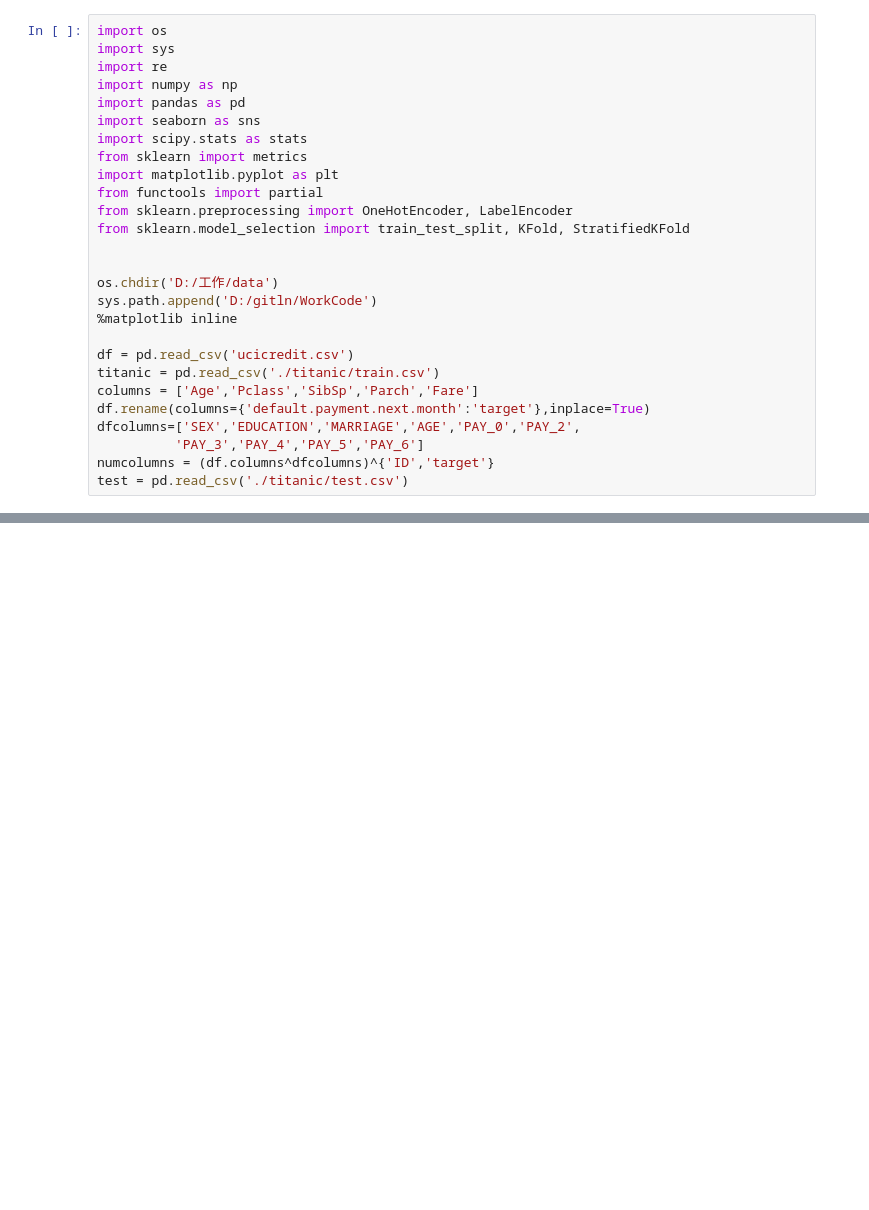
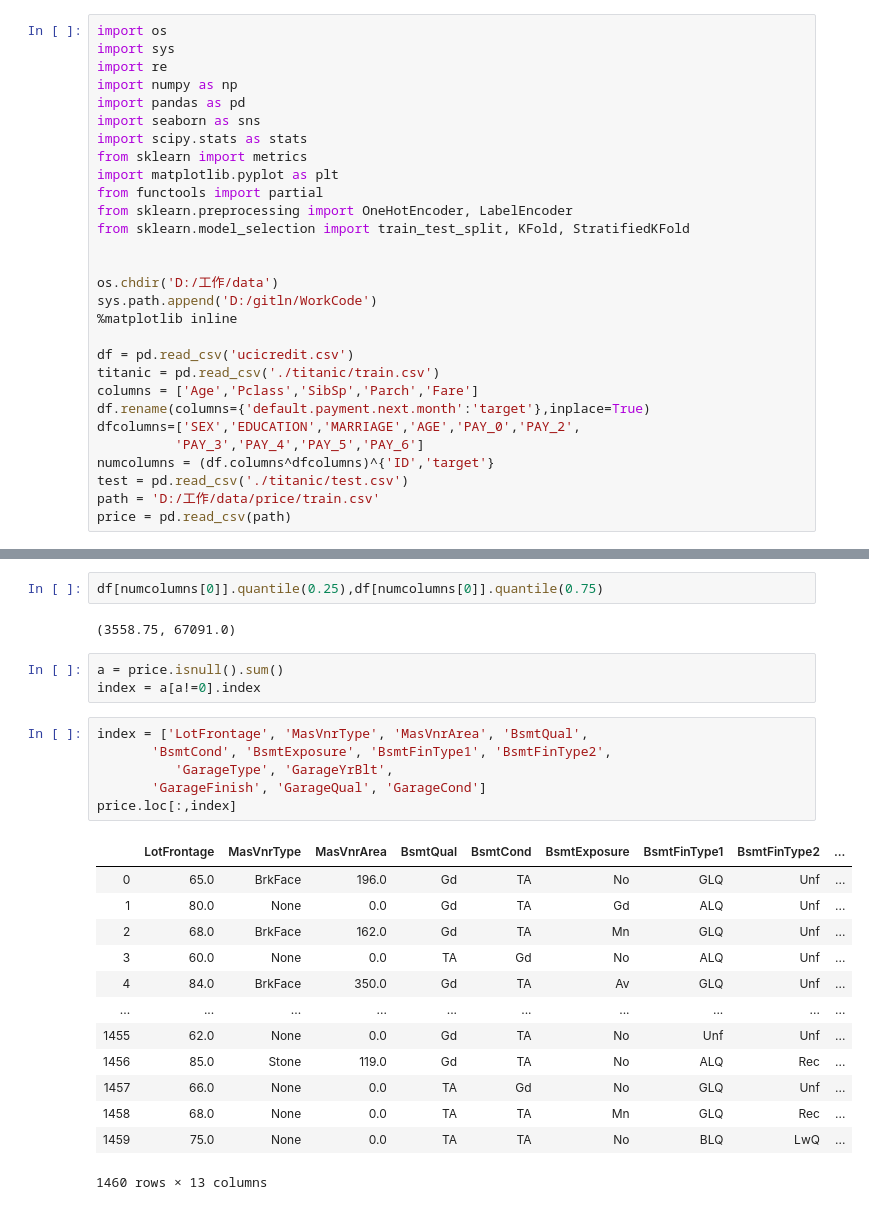
Before and after one commit to johngolt/golt, a Jupyter notebook: PycharmProjects/Work/测试/test3.ipynb, the cells around one changed output, grey strips where cells are left out. Drawn from its saved outputs; the diff is of its cells as text; blank space fills up the shorter version.

```diff
--- a/PycharmProjects/Work/测试/test3.ipynb
+++ b/PycharmProjects/Work/测试/test3.ipynb
@@ -25,3 +25,5 @@ dfcolumns=['SEX','EDUCATION','MARRIAGE','AGE','PAY_0','PAY_2',
           'PAY_3','PAY_4','PAY_5','PAY_6']
 numcolumns = (df.columns^dfcolumns)^{'ID','target'}
 test = pd.read_csv('./titanic/test.csv')
+path = 'D:/工作/data/price/train.csv'
+price = pd.read_csv(path)
@@ -58,0 +48,27 @@ reload(fe)#调试过程中对文件进行修改后，重新载入。
+# %%
+df[numcolumns[0]].quantile(0.25),df[numcolumns[0]].quantile(0.75)
+# %% [output]
+(3558.75, 67091.0)
+# %%
+a = price.isnull().sum()
+index = a[a!=0].index
+# %%
+index = ['LotFrontage', 'MasVnrType', 'MasVnrArea', 'BsmtQual',
+       'BsmtCond', 'BsmtExposure', 'BsmtFinType1', 'BsmtFinType2',
+          'GarageType', 'GarageYrBlt',
+       'GarageFinish', 'GarageQual', 'GarageCond']
+price.loc[:,index]
+# %% [output]
+|  | LotFrontage | MasVnrType | MasVnrArea | BsmtQual | BsmtCond | BsmtExposure | BsmtFinType1 | BsmtFinType2 | ... |
+| 0 | 65.0 | BrkFace | 196.0 | Gd | TA | No | GLQ | Unf | ... |
+| 1 | 80.0 | None | 0.0 | Gd | TA | Gd | ALQ | Unf | ... |
+| 2 | 68.0 | BrkFace | 162.0 | Gd | TA | Mn | GLQ | Unf | ... |
+| 3 | 60.0 | None | 0.0 | TA | Gd | No | ALQ | Unf | ... |
+| 4 | 84.0 | BrkFace | 350.0 | Gd | TA | Av | GLQ | Unf | ... |
+| ... | ... | ... | ... | ... | ... | ... | ... | ... | ... |
+| 1455 | 62.0 | None | 0.0 | Gd | TA | No | Unf | Unf | ... |
+| 1456 | 85.0 | Stone | 119.0 | Gd | TA | No | ALQ | Rec | ... |
+| 1457 | 66.0 | None | 0.0 | TA | Gd | No | GLQ | Unf | ... |
+| 1458 | 68.0 | None | 0.0 | TA | TA | Mn | GLQ | Rec | ... |
+| 1459 | 75.0 | None | 0.0 | TA | TA | No | BLQ | LwQ | ... |
+1460 rows × 13 columns
```
Also changed, not shown: parts of 13 cells of this notebook, 10 other files.
